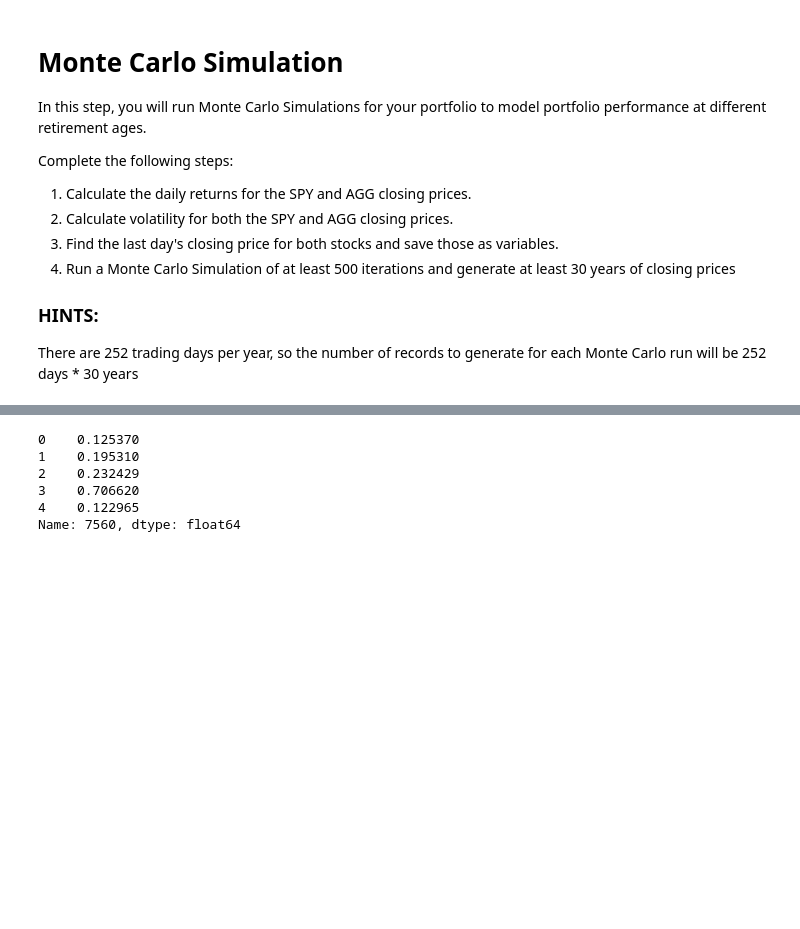
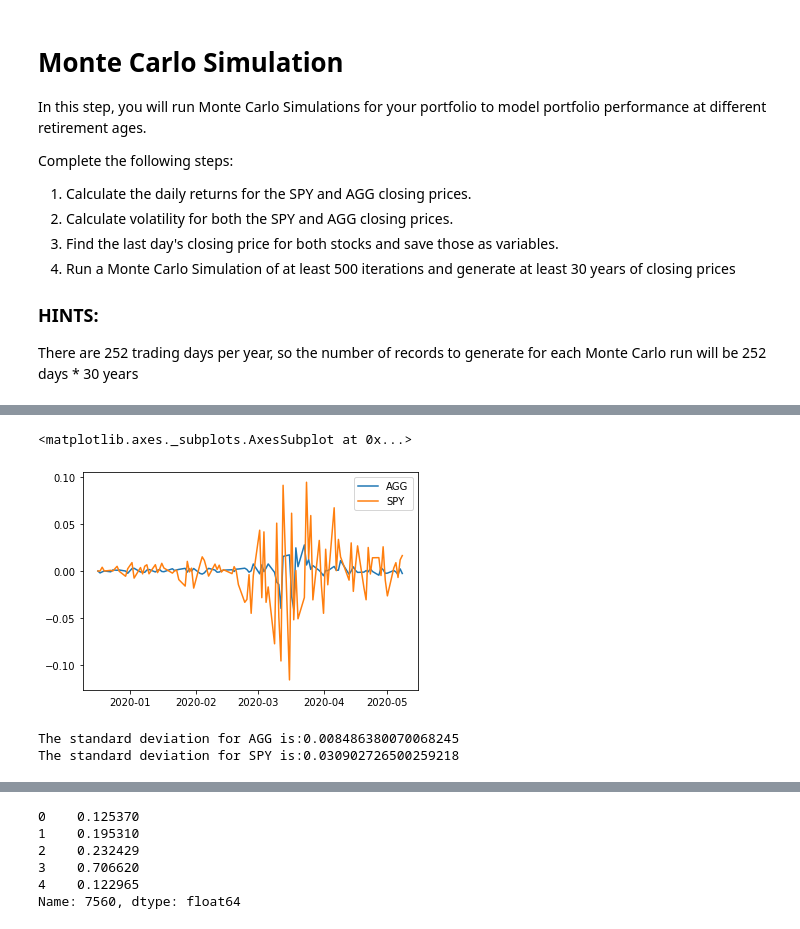
Before and after one commit to blueprint99/python-homework, a Jupyter notebook: APIs/portfolio_planner.ipynb, the cells around one changed output, grey strips where cells are left out. Drawn from its saved outputs; the diff is of its cells as text; code cells hidden in the pictures; blank space fills up the shorter version.

```diff
--- a/APIs/portfolio_planner.ipynb
+++ b/APIs/portfolio_planner.ipynb
@@ -128,13 +137,21 @@ df_roi.head()
+# %%
+df_roi.plot()
+# %% [output]
+<matplotlib.axes._subplots.AxesSubplot at 0x...>
+[figure, added]
 # %%
 ## Calculate volatility
 #Average historic returns
 avg_daily_return_AGG = df_roi.mean()['AGG']
-avg_daily_return_SPY = df_roi.mean()['SPY'
+avg_daily_return_SPY = df_roi.mean()['SPY']
 std_dev_daily_return_AGG = df_roi.std()['AGG']
 std_dev_daily_return_SPY = df_roi.std()['SPY']
 
 print(f'The standard deviation for AGG is:{std_dev_daily_return_AGG}')
 print(f'The standard deviation for SPY is:{std_dev_daily_return_SPY}')
+# %% [output]
+The standard deviation for AGG is:0.008486380070068245
+The standard deviation for SPY is:0.030902726500259218
 # %%
 # Save the last day's closing price
 agg_last_price = historic_close['AGG'][-1]
```
Also changed, not shown: parts of 6 cells of this notebook, 4 other files.
